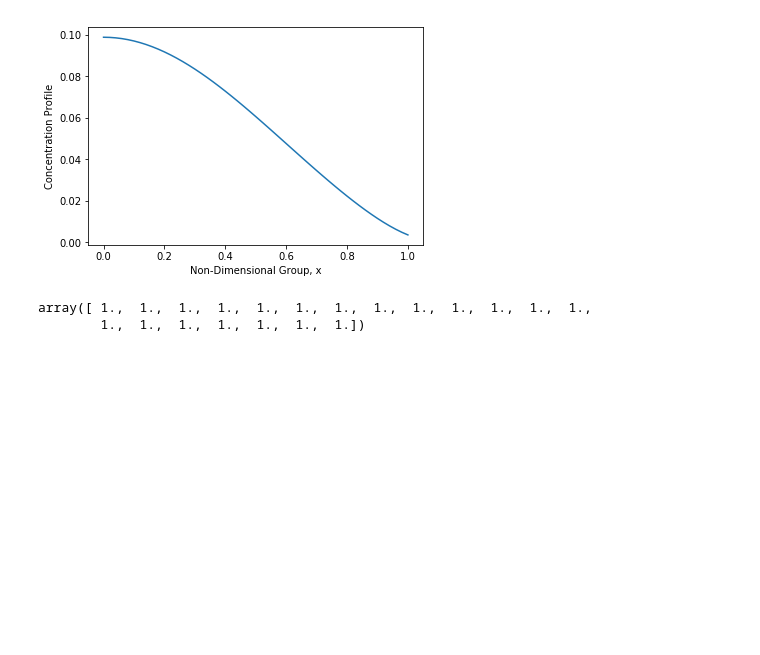
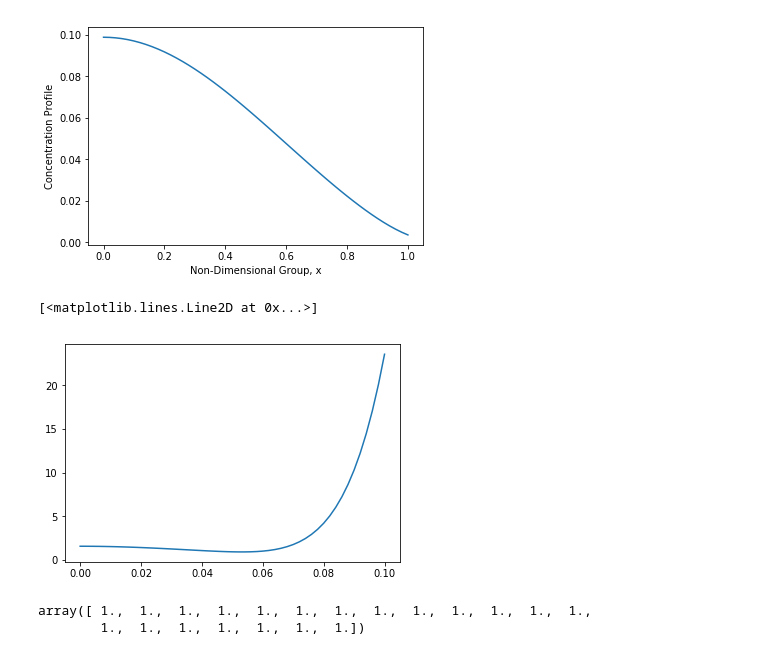
Before and after one commit to nateharms/serotonin_transport, a Jupyter notebook: reattempting.ipynb, the cells around one changed output. Cells and saved outputs as stored; diff of their text form; code cells hidden in the pictures; blank space fills up the shorter version.

Commit message:
Started with 3D graphs but couldn't figure out the for loops and 2D points

```diff
--- a/reattempting.ipynb
+++ b/reattempting.ipynb
@@ -267,6 +267,32 @@ plt.show()
 # %% [output]
 [figure]
 [figure]
+# %%
+#3D Graph
+
+import mpl_toolkits.mplot3d.axes3d as p3
+import pylab as p
+
+m = 11 #number of eigenvalues
+
+y = np.linspace(0, 0.1, num = 51)
+x = np.linspace(0, 1, num = 51)
+
+
+conc_final = 0
+
+for i in range(0, m):
+    conc_step = an[i] * Gz_terms(5, x, i) * np.exp(-1*lambda_n[i] * y**2)
+    conc_final += conc_step
+
+    #print conc_final
+
+#fig=p.figure()
+#ax = p3.Axes3D(fig)
+#ax.plot_surface(x, y, conc_final)
+# %% [output]
+[<matplotlib.lines.Line2D at 0x...>]
+[figure, added]
 # %%
 trypConditionList = [(.1,5.386e-8,6.44e-4),(.5,5.386e-8,6.44e-4),(1,5.386e-8,6.44e-4)] #Concentration, Diffusivity, Permeability
 #find and comment in units
```
